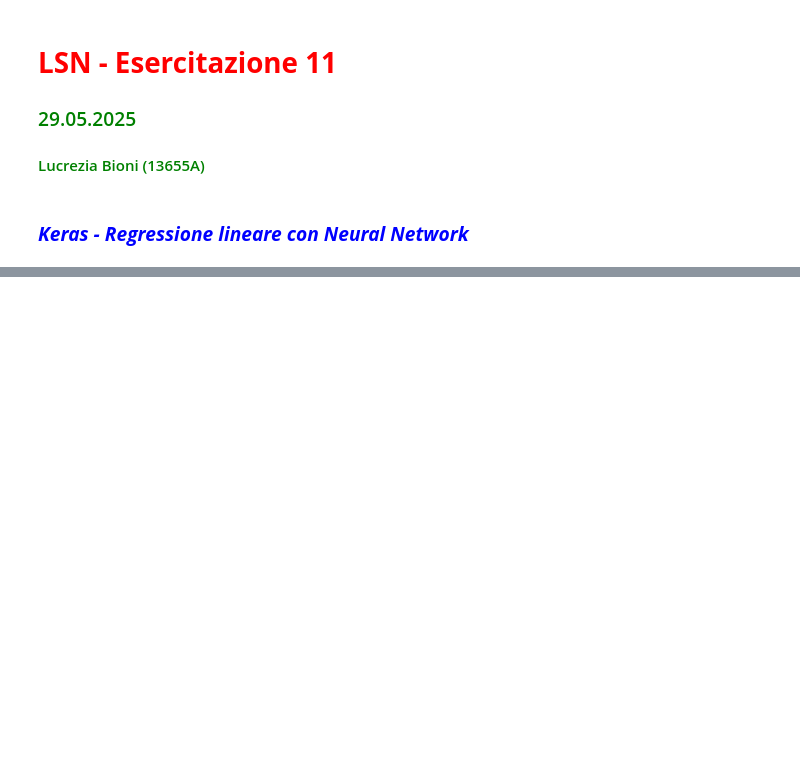
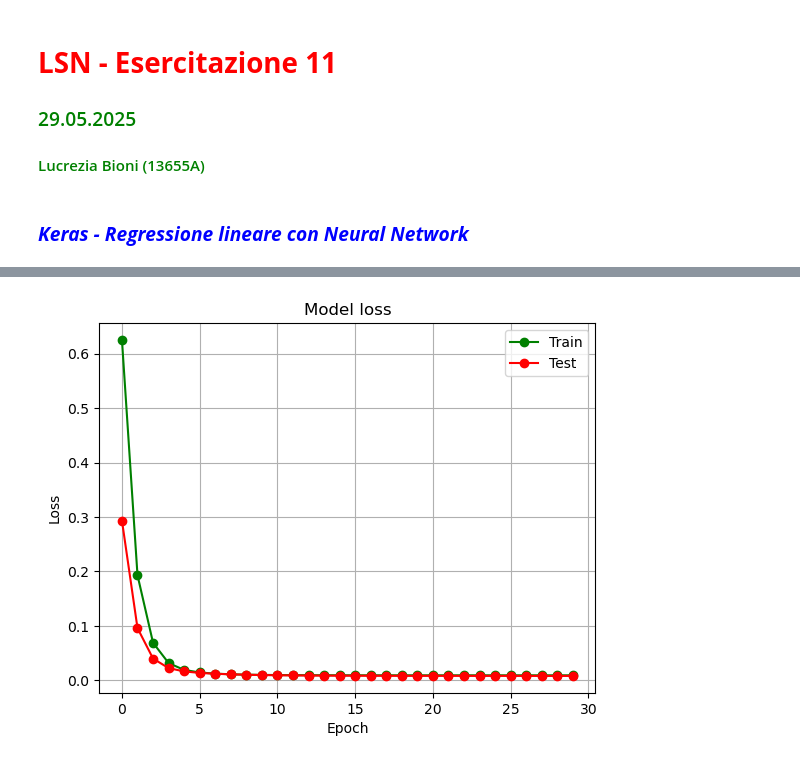
Before and after one commit to LucreziaBioni/numerical-simulation-laboratory, a Jupyter notebook: 11/11.ipynb, the cells around one changed output, grey strips where cells are left out. Cells and saved outputs as stored; diff of their text form; code cells hidden in the pictures; blank space fills up the shorter version.

```diff
--- a/11/11.ipynb
+++ b/11/11.ipynb
@@ -55,0 +53,21 @@ Ne
+# %%
+import os
+os.environ["TF_CPP_MIN_LOG_LEVEL"] = "3"
+
+# compose the NN model
+import tensorflow as tf
+from tensorflow import keras
+
+from tensorflow.keras.models import Sequential
+from tensorflow.keras.layers import Dense, Activation
+from tensorflow.keras import backend as K
+from tensorflow.keras.utils import get_custom_objects
+
+model = tf.keras.Sequential()
+model.add(Dense(1, input_shape=(1,)))
+
+# compile the model choosing optimizer, loss and metrics objects
+model.compile(optimizer='sgd', loss='mse', metrics=['mse'])
+
+# get a summary of our composed model
+model.summary()
@@ -55,0 +86,8 @@ Ne
+# %%
+# fit the model using training dataset
+# over 10 epochs of 32 batch size each
+# report training progress against validation data
+history = model.fit(x=x_train, y=y_train,
+          batch_size=32, epochs=30,
+          shuffle=True, # a good idea is to shuffle input before at each epoch
+          validation_data=(x_valid, y_valid))
@@ -55,0 +145,13 @@ Ne
+# %%
+# look into training history
+# Plot training & validation loss values
+plt.plot(history.history['loss'], 'go-')
+plt.plot(history.history['val_loss'], 'ro-')
+plt.title('Model loss')
+plt.ylabel('Loss')
+plt.xlabel('Epoch')
+plt.legend(['Train', 'Test'], loc='best')
+plt.grid('true')
+plt.show()
+# %% [output]
+[figure, added]
```
Also changed, not shown: parts of 17 cells of this notebook, 1 other file.
